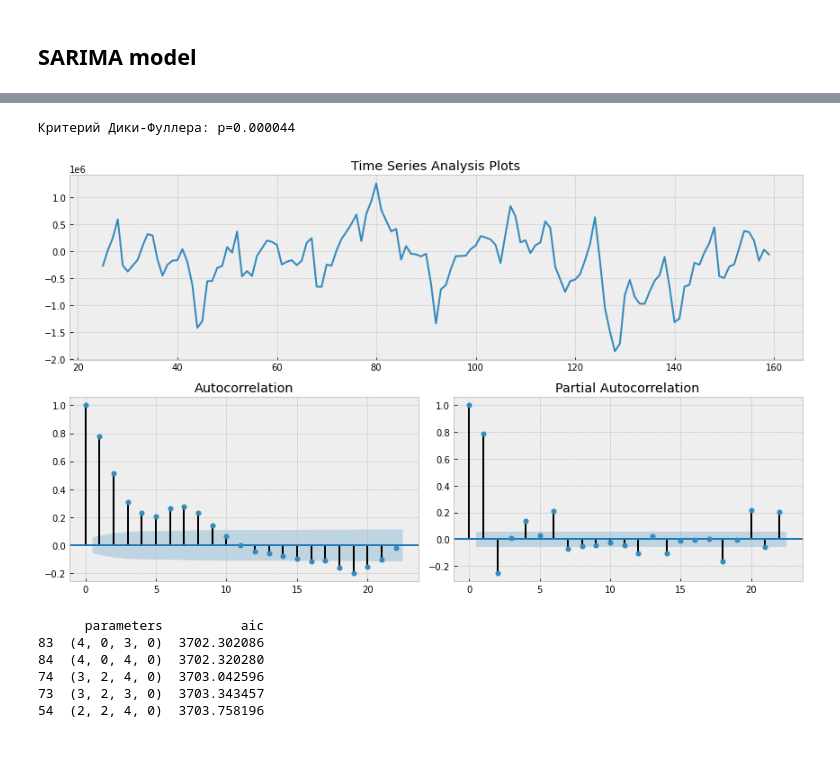
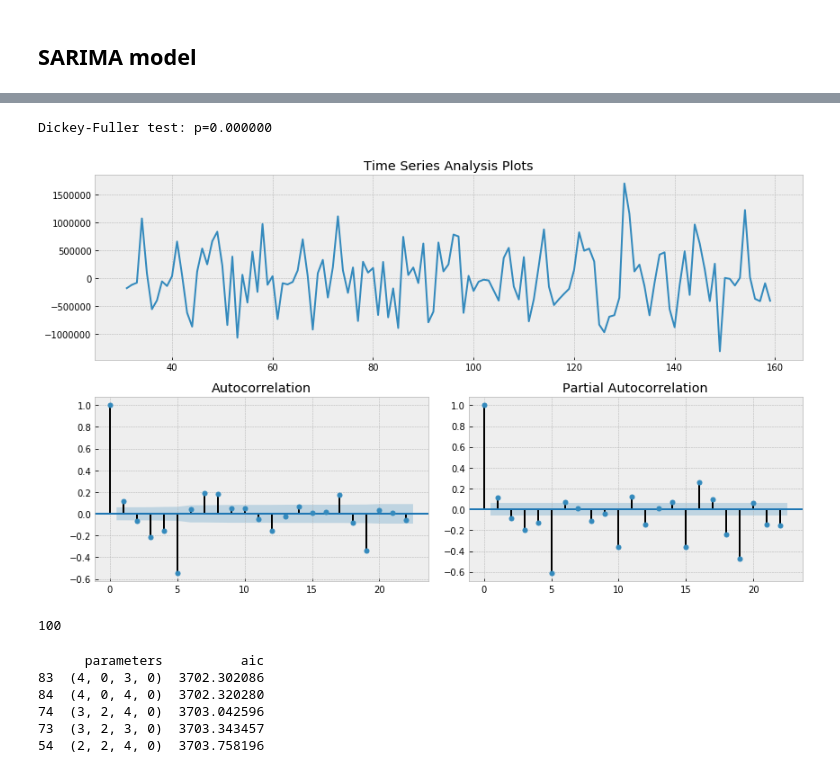
Before and after one commit to kirillProkofiev/ML_homework, a Jupyter notebook: TimeSeriasAnalysis/TimeSeries.ipynb, the cells around one changed output, grey strips where cells are left out. Saved outputs shown, nothing was run; the diff lists cells and outputs as text; code cells hidden in the pictures.

```diff
--- a/TimeSeriasAnalysis/TimeSeries.ipynb
+++ b/TimeSeriasAnalysis/TimeSeries.ipynb
@@ -472,0 +57,15 @@ df.head()
+# %%
+# with data from xlsx some problems occurred, so I've copied data to txt file
+with open('data.txt') as f:
+    lst = list(map(lambda x: float(x.strip()[:-1]), f.readlines()))
+
+with open('time.txt') as f:
+    date = list(map(lambda x: x.strip()[1:-2], f.readlines()))
+
+values = pd.DataFrame(lst)
+date = pd.DataFrame(date)
+df = pd.concat([date, values], axis=1)
+df.columns = ['date', 'values']
+df = df.set_index('date')
+df.index = pd.to_datetime(df.index, format = '%m/%d/%y %H:%M')
+df.head()
@@ -623,13 +262,15 @@ print("Оптимальный параметр преобразования Бо
 # %%
-data["values_box"] = data.values_box - data.values_box.shift(25)
+data["values_box_shifted"] = data.values_box - data.values_box.shift(25)
+data["values_box_shifted"] = data.values_box_shifted - data.values_box_shifted.shift(5)
+data["values_box_shifted"] = data.values_box_shifted - data.values_box_shifted.shift(1)
 
-tsplot(data["values_box"].dropna())
+tsplot(data["values_box_shifted"].dropna())
 # %% [output]
-Критерий Дики-Фуллера: p=0.000044
+Dickey-Fuller test: p=0.000000
-[figure, old version]
+[figure, new version]
 # %%
-d = 1
-D = 1
+d = 2
+D = 2
 ps = range(0, 5)
 qs = range(0, 4)
 Ps = range(0, 5)
@@ -640,6 +281,8 @@ from itertools import product
 parameters = product(ps, qs, Ps, Qs)
 parameters_list = list(parameters)
 len(parameters_list)
+# %% [output]
+100
 # %%
 results = []
 best_aic = float("inf")
```
Also changed, not shown: parts of 27 cells of this notebook, 2 other files.
